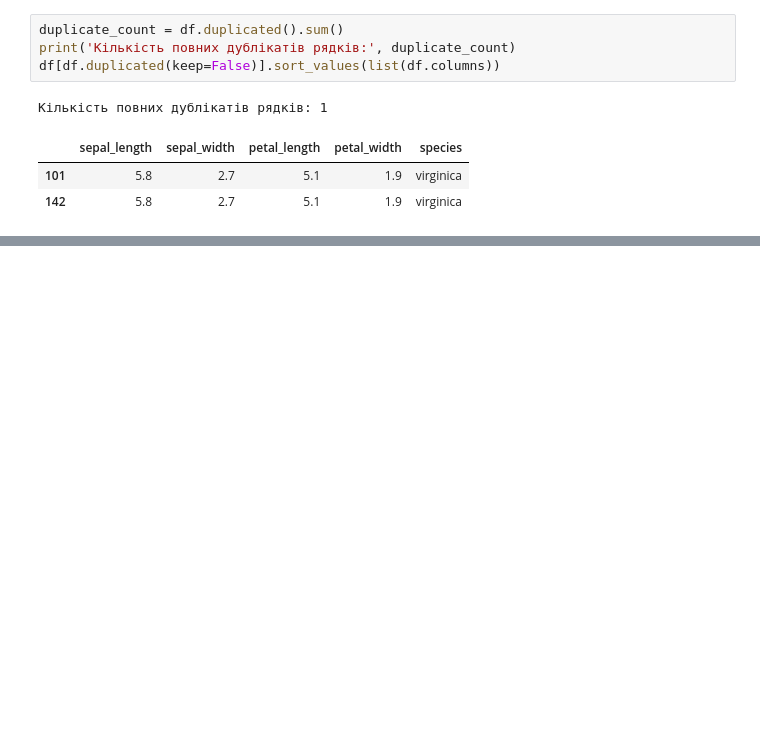
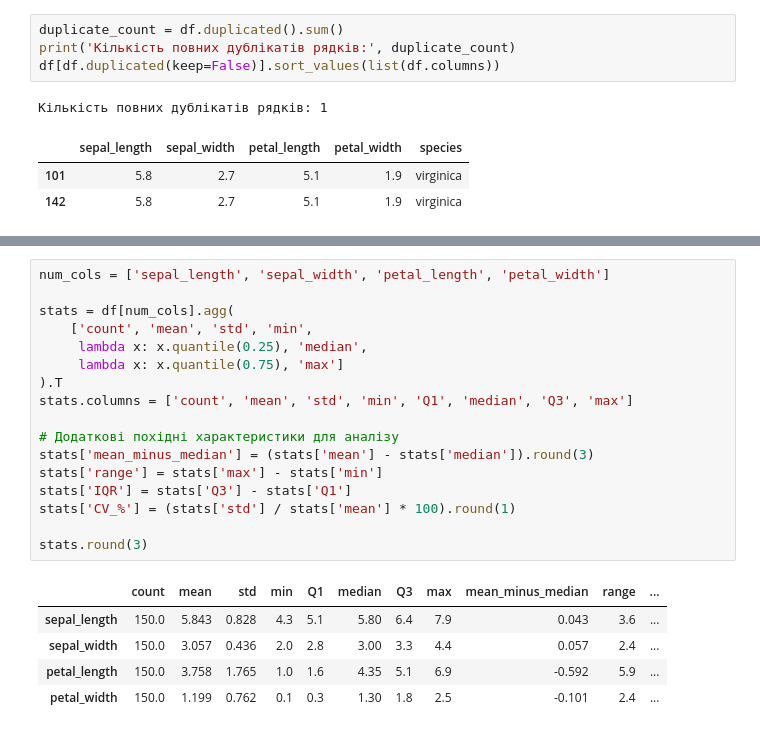
Before and after one commit to Yaroslav071315/machine-learning-course-volovnyk, a Jupyter notebook: practical01/notebook/Practical01.ipynb, the cells around one changed output, grey strips where cells are left out. Saved outputs shown, nothing was run; the diff lists cells and outputs as text; blank space fills up the shorter version.

```diff
--- a/practical01/notebook/Practical01.ipynb
+++ b/practical01/notebook/Practical01.ipynb
@@ -194,0 +177,23 @@ df.describe()
+# %%
+num_cols = ['sepal_length', 'sepal_width', 'petal_length', 'petal_width']
+
+stats = df[num_cols].agg(
+    ['count', 'mean', 'std', 'min',
+     lambda x: x.quantile(0.25), 'median',
+     lambda x: x.quantile(0.75), 'max']
+).T
+stats.columns = ['count', 'mean', 'std', 'min', 'Q1', 'median', 'Q3', 'max']
+
+# Додаткові похідні характеристики для аналізу
+stats['mean_minus_median'] = (stats['mean'] - stats['median']).round(3)
+stats['range'] = stats['max'] - stats['min']
+stats['IQR'] = stats['Q3'] - stats['Q1']
+stats['CV_%'] = (stats['std'] / stats['mean'] * 100).round(1)
+
+stats.round(3)
+# %% [output]
+|  | count | mean | std | min | Q1 | median | Q3 | max | mean_minus_median | range | ... |
+| sepal_length | 150.0 | 5.843 | 0.828 | 4.3 | 5.1 | 5.80 | 6.4 | 7.9 | 0.043 | 3.6 | ... |
+| sepal_width | 150.0 | 3.057 | 0.436 | 2.0 | 2.8 | 3.00 | 3.3 | 4.4 | 0.057 | 2.4 | ... |
+| petal_length | 150.0 | 3.758 | 1.765 | 1.0 | 1.6 | 4.35 | 5.1 | 6.9 | -0.592 | 5.9 | ... |
+| petal_width | 150.0 | 1.199 | 0.762 | 0.1 | 0.3 | 1.30 | 1.8 | 2.5 | -0.101 | 2.4 | ... |
```
Also changed, not shown: parts of 27 cells of this notebook, 2 other files.
